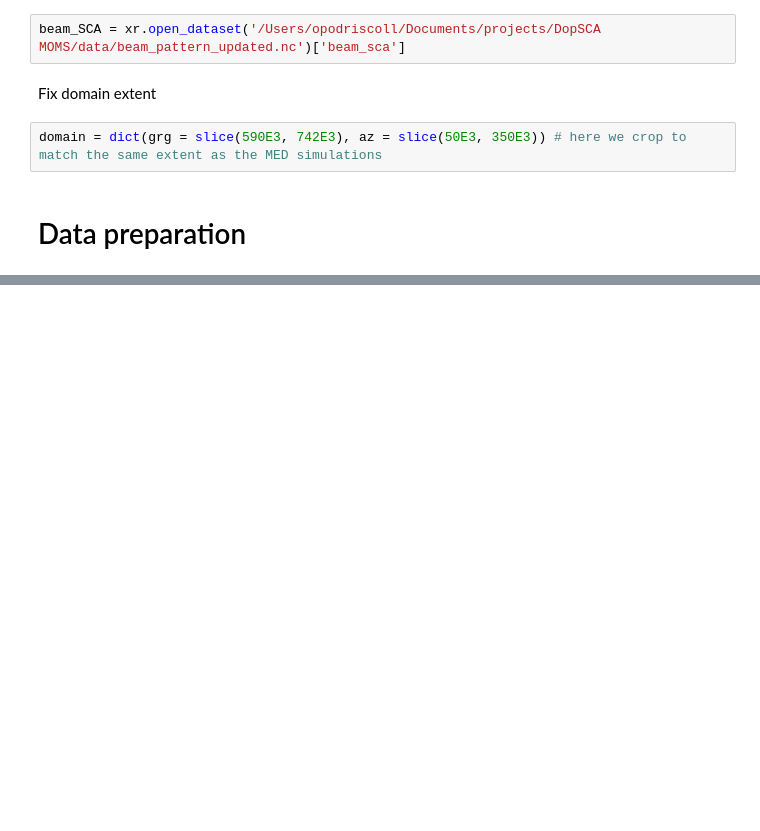
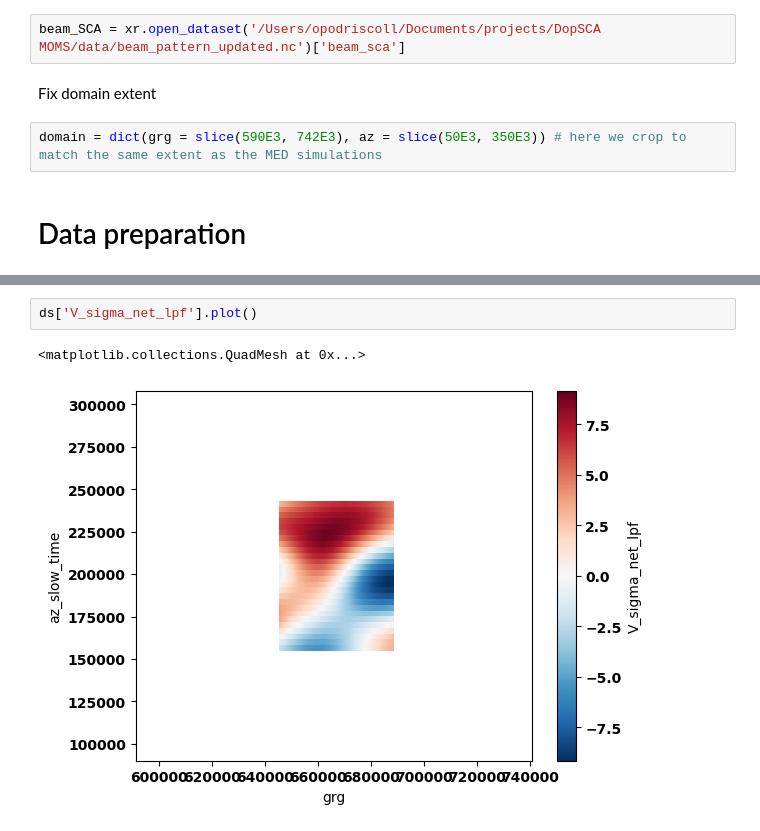
Before and after one commit to owenodriscoll/SCA-module, a Jupyter notebook: notebooks/SCA_uncertainty___monte_carlo_California.ipynb, the cells around one changed output, grey strips where cells are left out. Cells and saved outputs as stored; diff of their text form; blank space fills up the shorter version.

```diff
--- a/notebooks/SCA_uncertainty___monte_carlo_California.ipynb
+++ b/notebooks/SCA_uncertainty___monte_carlo_California.ipynb
@@ -291,0 +301,5 @@ pd.DataFrame(data, columns=columns).describe()
+# %%
+ds['V_sigma_net_lpf'].plot()
+# %% [output]
+<matplotlib.collections.QuadMesh at 0x...>
+[figure, added]
```
Also changed, not shown: parts of 5 cells of this notebook, 3 other files.
